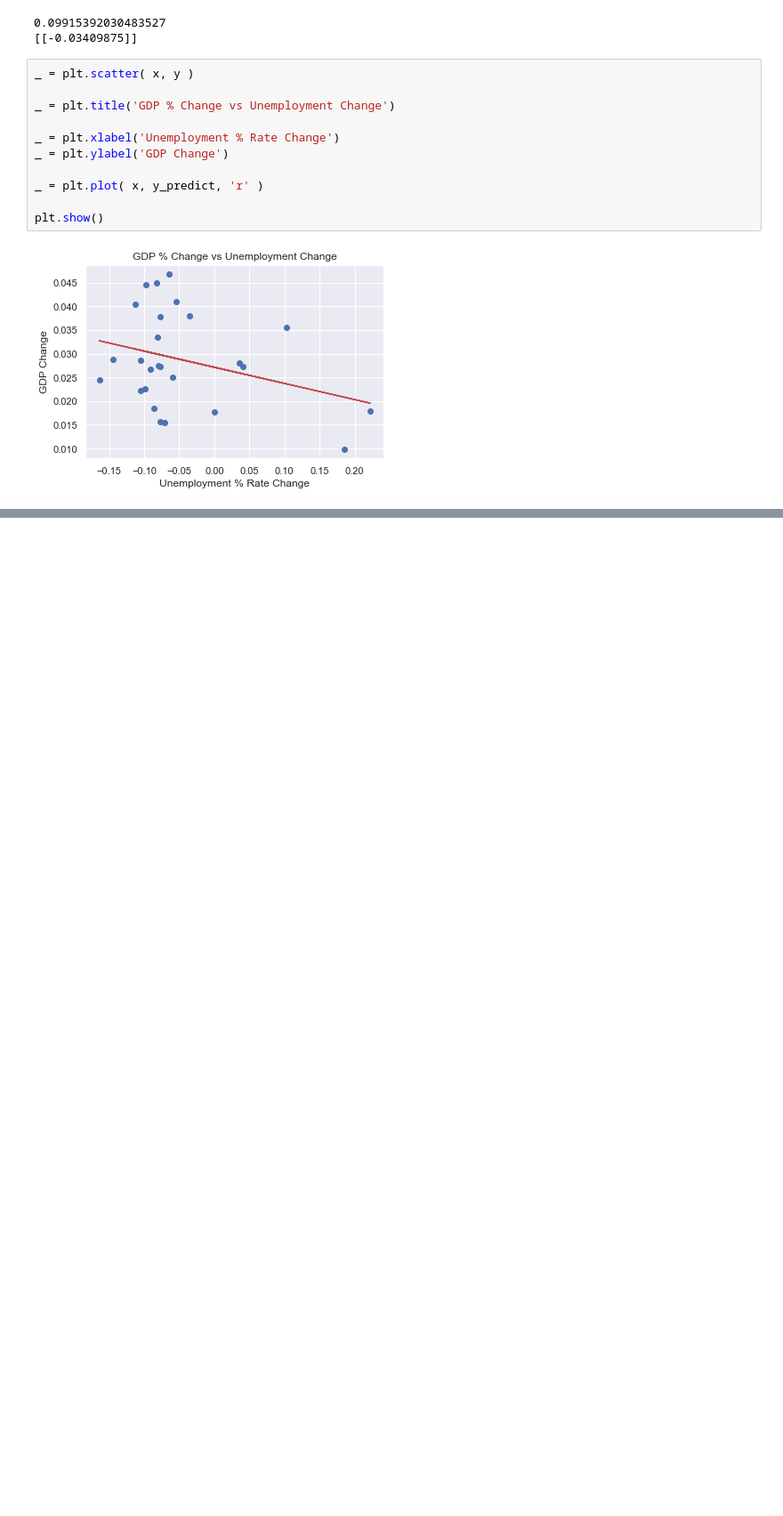
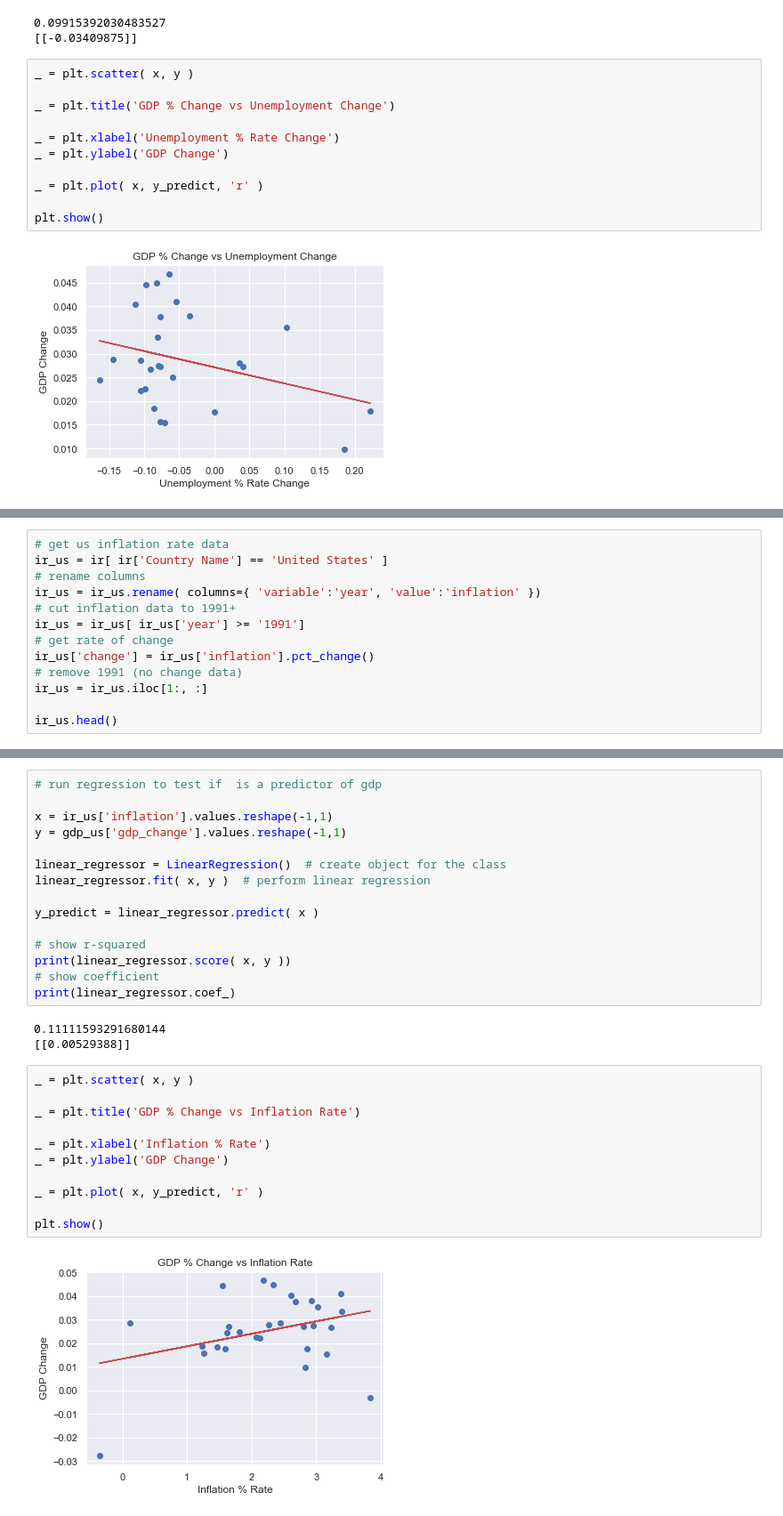
Before and after one commit to thudsonbu/ds-project-1, a Jupyter notebook: project-2.ipynb, the cells around one changed output, grey strips where cells are left out. Shown at 89% size. Saved outputs shown, nothing was run; the diff lists cells and outputs as text; blank space fills up the shorter version.

Commit message:
inflation rate regression analysis

```diff
--- a/project-2.ipynb
+++ b/project-2.ipynb
@@ -507,0 +512,13 @@ plt.show()
+# %%
+# get us inflation rate data
+ir_us = ir[ ir['Country Name'] == 'United States' ]
+# rename columns
+ir_us = ir_us.rename( columns={ 'variable':'year', 'value':'inflation' })
+# cut inflation data to 1991+
+ir_us = ir_us[ ir_us['year'] >= '1991']
+# get rate of change
+ir_us['change'] = ir_us['inflation'].pct_change()
+# remove 1991 (no change data)
+ir_us = ir_us.iloc[1:, :]
+
+ir_us.head()
@@ -507,0 +556,31 @@ plt.show()
+# %%
+# run regression to test if  is a predictor of gdp
+
+x = ir_us['inflation'].values.reshape(-1,1)
+y = gdp_us['gdp_change'].values.reshape(-1,1)
+
+linear_regressor = LinearRegression()  # create object for the class
+linear_regressor.fit( x, y )  # perform linear regression
+
+y_predict = linear_regressor.predict( x )
+
+# show r-squared
+print(linear_regressor.score( x, y ))
+# show coefficient
+print(linear_regressor.coef_)
+# %% [output]
+0.11111593291680144
+[[0.00529388]]
+# %%
+_ = plt.scatter( x, y )
+
+_ = plt.title('GDP % Change vs Inflation Rate')
+
+_ = plt.xlabel('Inflation % Rate')
+_ = plt.ylabel('GDP Change')
+
+_ = plt.plot( x, y_predict, 'r' )
+
+plt.show()
+# %% [output]
+[figure, added]
```
Also changed, not shown: parts of 8 cells of this notebook.
